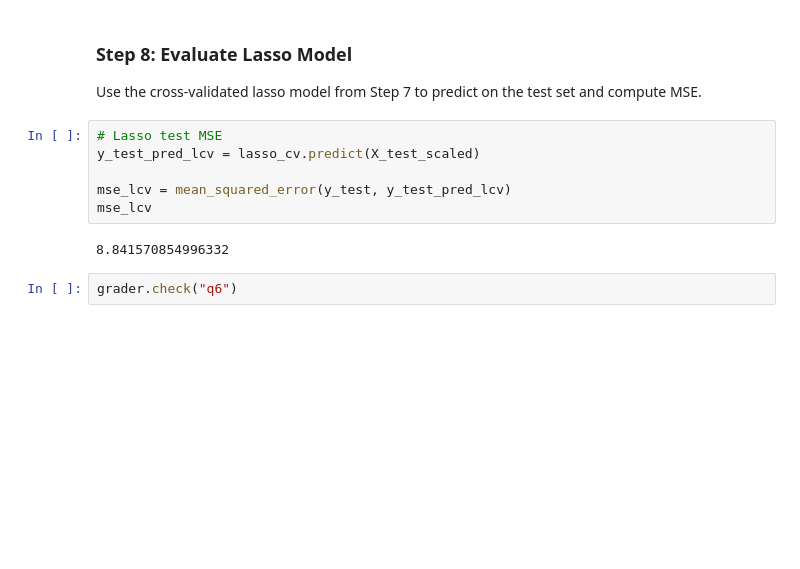
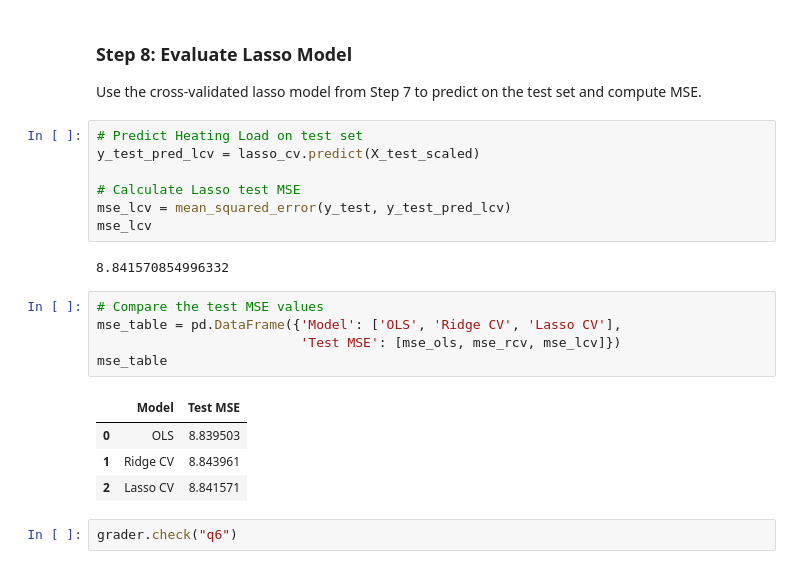
Before and after one commit to jwonyk/eds-232-hw3, a Jupyter notebook: task1/hw3-task1.ipynb, the cells around one changed output. Drawn from its saved outputs; the diff is of its cells as text; blank space fills up the shorter version.

```diff
--- a/task1/hw3-task1.ipynb
+++ b/task1/hw3-task1.ipynb
@@ -293,13 +301,24 @@ _Lasso did not shrink the coefficients the same way Ridge did. Ridge shrinks coe
 
 Use the cross-validated lasso model from Step 7 to predict on the test set and compute MSE.
 # %%
-# Lasso test MSE
+# Predict Heating Load on test set
 y_test_pred_lcv = lasso_cv.predict(X_test_scaled)
 
+# Calculate Lasso test MSE
 mse_lcv = mean_squared_error(y_test, y_test_pred_lcv)
 mse_lcv
 # %% [output]
 8.841570854996332
+# %%
+# Compare the test MSE values
+mse_table = pd.DataFrame({'Model': ['OLS', 'Ridge CV', 'Lasso CV'],
+                          'Test MSE': [mse_ols, mse_rcv, mse_lcv]})
+mse_table
+# %% [output]
+|  | Model | Test MSE |
+| 0 | OLS | 8.839503 |
+| 1 | Ridge CV | 8.843961 |
+| 2 | Lasso CV | 8.841571 |
 # %%
 grader.check("q6")
 # %% [output]
```
Also changed, not shown: parts of 8 cells of this notebook.
